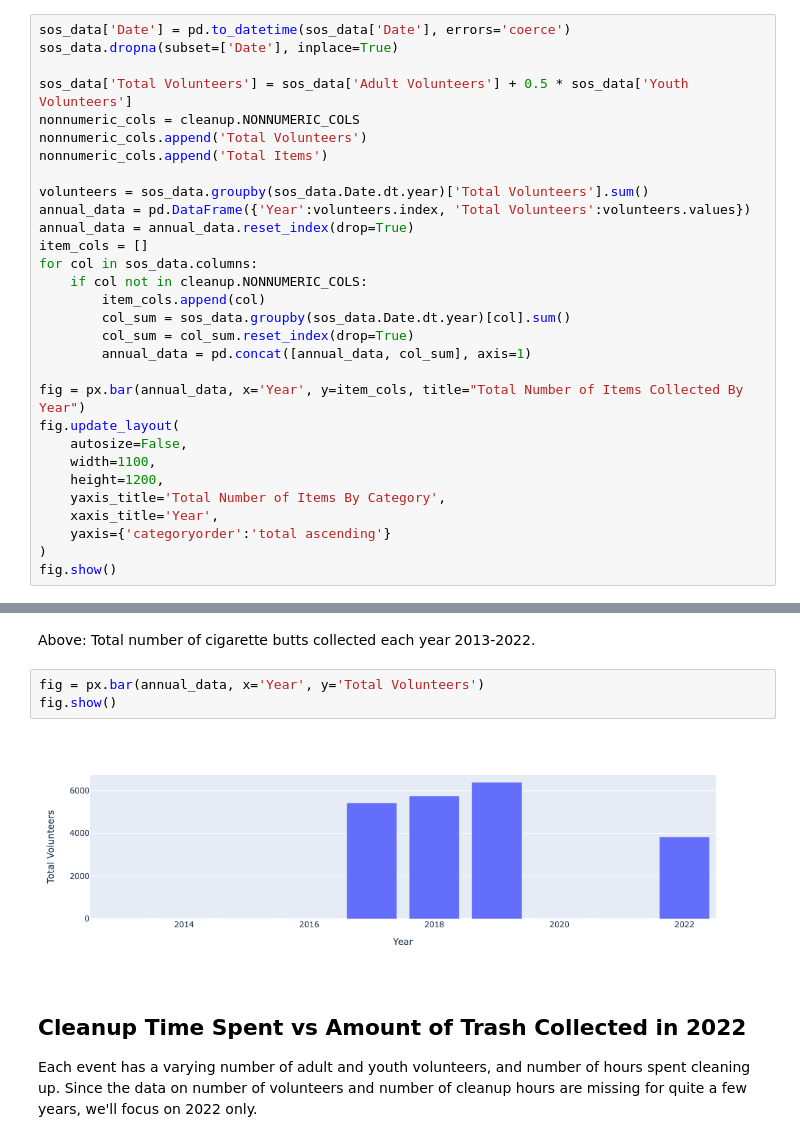
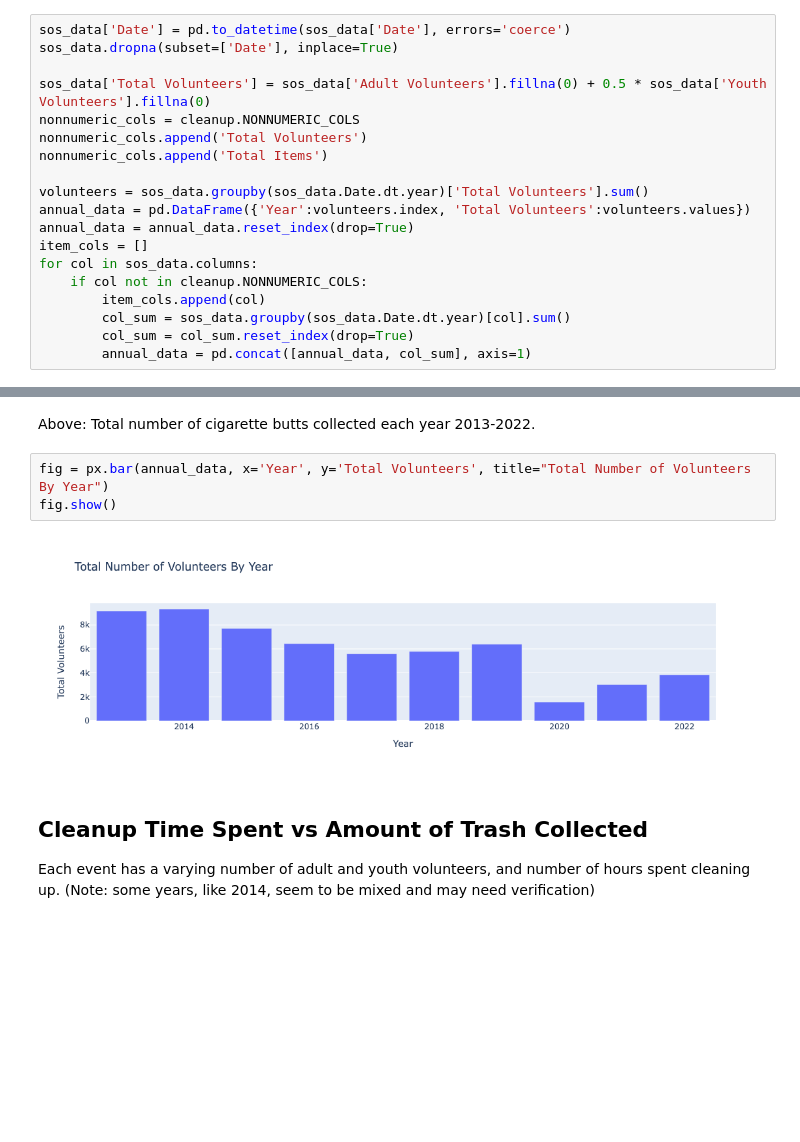
Before and after one commit to jennyfolkesson/saveOurShores, a Jupyter notebook: SOS_cleanup_data.ipynb, the cells around one changed output, grey strips where cells are left out. Saved outputs shown, nothing was run; the diff lists cells and outputs as text; blank space fills up the shorter version.

Commit message:
added nbr volunteers for missing years

```diff
--- a/SOS_cleanup_data.ipynb
+++ b/SOS_cleanup_data.ipynb
@@ -143,7 +146,7 @@ Here we'll look at the number of items cleaned up every year from 2013-2022. In
 sos_data['Date'] = pd.to_datetime(sos_data['Date'], errors='coerce')
 sos_data.dropna(subset=['Date'], inplace=True)
 
-sos_data['Total Volunteers'] = sos_data['Adult Volunteers'] + 0.5 * sos_data['Youth Volunteers']
+sos_data['Total Volunteers'] = sos_data['Adult Volunteers'].fillna(0) + 0.5 * sos_data['Youth Volunteers'].fillna(0)
 nonnumeric_cols = cleanup.NONNUMERIC_COLS
 nonnumeric_cols.append('Total Volunteers')
 nonnumeric_cols.append('Total Items')
@@ -158,14 +161,3 @@ for col in sos_data.columns:
         col_sum = sos_data.groupby(sos_data.Date.dt.year)[col].sum()
         col_sum = col_sum.reset_index(drop=True)
         annual_data = pd.concat([annual_data, col_sum], axis=1)
-
-fig = px.bar(annual_data, x='Year', y=item_cols, title="Total Number of Items Collected By Year")
-fig.update_layout(
-    autosize=False,
-    width=1100,
-    height=1200,
-    yaxis_title='Total Number of Items By Category',
-    xaxis_title='Year',
-    yaxis={'categoryorder':'total ascending'}
-)
-fig.show()
@@ -181,11 +185,12 @@ fig.show()
 # %% [markdown]
 Above: Total number of cigarette butts collected each year 2013-2022.
 # %%
-fig = px.bar(annual_data, x='Year', y='Total Volunteers')
+fig = px.bar(annual_data, x='Year', y='Total Volunteers', title="Total Number of Volunteers By Year")
 fig.show()
 # %% [output]
-[figure, old version]
+[figure, new version]
 # %% [markdown]
-## Cleanup Time Spent vs Amount of Trash Collected in 2022
+## Cleanup Time Spent vs Amount of Trash Collected
 
-Each event has a varying number of adult and youth volunteers, and number of hours spent cleaning up. Since the data on number of volunteers and number of cleanup hours are missing for quite a few years, we'll focus on 2022 only.
+Each event has a varying number of adult and youth volunteers, and number of hours spent cleaning up.
+(Note: some years, like 2014, seem to be mixed and may need verification)
```
Also changed, not shown: parts of 16 cells of this notebook, 1 other file.
